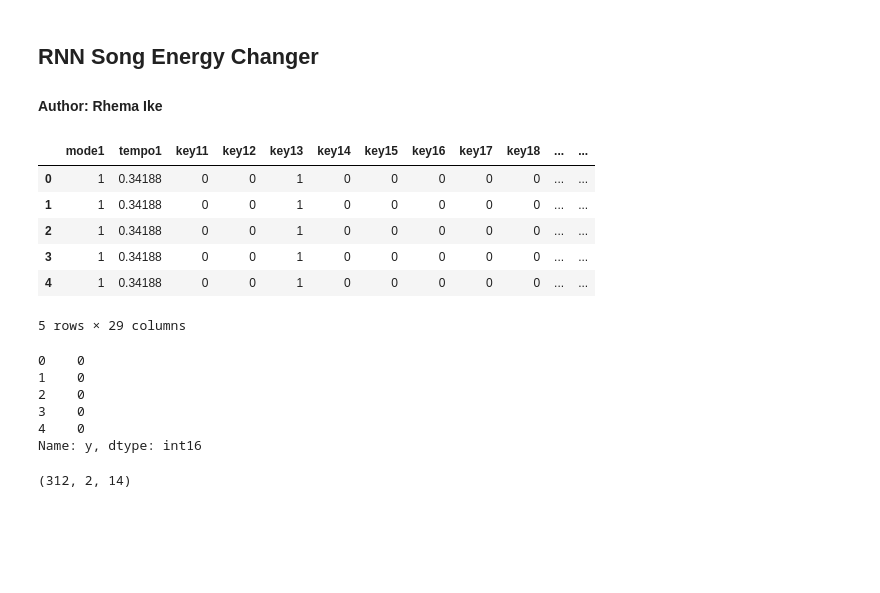
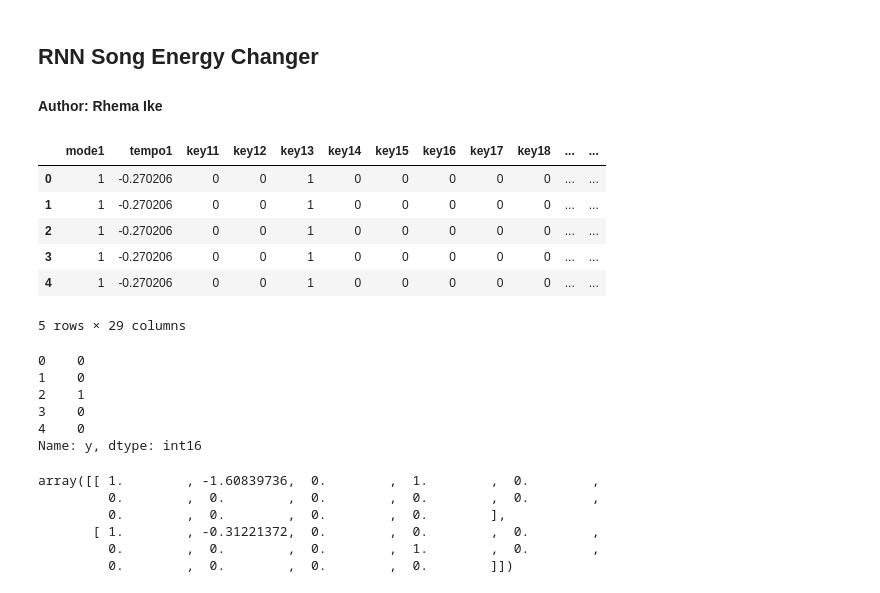
Before and after one commit to Rhemaike/MachineDJ, a Jupyter notebook: Recurrent Neural Network.ipynb, the cells around one changed output. Cells and saved outputs as stored; diff of their text form; code cells hidden in the pictures; blank space fills up the shorter version.

```diff
--- a/Recurrent Neural Network.ipynb
+++ b/Recurrent Neural Network.ipynb
@@ -13,36 +14,61 @@ import sklearn as sk
 import functools
 import random
+# %%
+#Load Data
+# Loading Data
+PICKLE_DIR = "DataPickles"
+
+file_name = 'C:\\Users\\roike\\Documents\\research\\MachineDJ\\DataSets\\energy_boost_xy.xlsx'
+in_pickle = "mix_df_drop_250000.pickle"
+in_pickle = os.path.join(PICKLE_DIR, in_pickle)
+read_df = pd.read_pickle(in_pickle)
+mix_df = pd.read_excel(file_name)
 # %%
-#Load Data
-# Loading Data
-
-file_name = 'C:\\Users\\roike\\Documents\\research\\MachineDJ\\DataSets\\energy_boost_xy.xlsx'
-mix_df = pd.read_excel(file_name)
-
 num_of_keys = 12
 convert_dict = {
                 "tempo1": np.float32,
                 "tempo2": np.float32,
                 "y": np.int16
                }
+
+# Make key columns
+key1_columns = []
+key2_columns = []
+key_columns = []
+num_keys = 12
+for r in range(num_keys):
+    key1_name = "key1" + str(r+1)
+    key2_name = "key2" + str(r+1)
+    key_name = "key" + str(r+1)
+    key1_columns.append(key1_name)
+    key2_columns.append(key2_name)
+    key_columns.append(key_name)
+
+columns_to_extract = ["mode1","tempo1"] + key1_columns + ["mode2", "tempo2"] + key2_columns + ["y"]
+
+# make mixdf the appropriate data
+mix_df = read_df[columns_to_extract].copy()
 
 for i in range(num_of_keys):
     dict_key = "key1"+str(i+1)
     convert_dict[dict_key] = np.int32
 
 for i in range(num_of_keys):
     dict_key = "key2"+str(i+1)
     convert_dict[dict_key] = np.int32
 
 mix_df = mix_df.astype(convert_dict)
+mix_df["tempo1"] = preproc.scale(mix_df["tempo1"].values)
+mix_df["tempo2"] = preproc.scale(mix_df["tempo2"].values)
 mix_df.head()
+# read_df.columns
 # %% [output]
 |  | mode1 | tempo1 | key11 | key12 | key13 | key14 | key15 | key16 | key17 | key18 | ... | ... |
-| 0 | 1 | 0.34188 | 0 | 0 | 1 | 0 | 0 | 0 | 0 | 0 | ... | ... |
-| 1 | 1 | 0.34188 | 0 | 0 | 1 | 0 | 0 | 0 | 0 | 0 | ... | ... |
-| 2 | 1 | 0.34188 | 0 | 0 | 1 | 0 | 0 | 0 | 0 | 0 | ... | ... |
-| 3 | 1 | 0.34188 | 0 | 0 | 1 | 0 | 0 | 0 | 0 | 0 | ... | ... |
-| 4 | 1 | 0.34188 | 0 | 0 | 1 | 0 | 0 | 0 | 0 | 0 | ... | ... |
+| 0 | 1 | -0.270206 | 0 | 0 | 1 | 0 | 0 | 0 | 0 | 0 | ... | ... |
+| 1 | 1 | -0.270206 | 0 | 0 | 1 | 0 | 0 | 0 | 0 | 0 | ... | ... |
+| 2 | 1 | -0.270206 | 0 | 0 | 1 | 0 | 0 | 0 | 0 | 0 | ... | ... |
+| 3 | 1 | -0.270206 | 0 | 0 | 1 | 0 | 0 | 0 | 0 | 0 | ... | ... |
+| 4 | 1 | -0.270206 | 0 | 0 | 1 | 0 | 0 | 0 | 0 | 0 | ... | ... |
 5 rows × 29 columns
 # %%
 df1 = mix_df[mix_df.columns[:14]]
@@ -53,7 +79,7 @@ ydf.head()
 # %% [output]
 0    0
 1    0
-2    0
+2    1
 3    0
 4    0
 Name: y, dtype: int16
@@ -100,9 +126,14 @@ def pre_proc(df):
 # %%
 X,y = pre_proc(mix_df)
 # %%
-X.shape
+X[0]
 # %% [output]
-(312, 2, 14)
+array([[ 1.        , -1.60839736,  0.        ,  1.        ,  0.        ,
+         0.        ,  0.        ,  0.        ,  0.        ,  0.        ,
+         0.        ,  0.        ,  0.        ,  0.        ],
+       [ 1.        , -0.31221372,  0.        ,  0.        ,  0.        ,
+         0.        ,  0.        ,  0.        ,  1.        ,  0.        ,
+         0.        ,  0.        ,  0.        ,  0.        ]])
 # %%
 from tensorflow.keras.models import Sequential
 from tensorflow.keras.layers import Dense, Dropout, LSTM, Flatten, RNN
```
Also changed, not shown: parts of 4 cells of this notebook, 14 other files.
